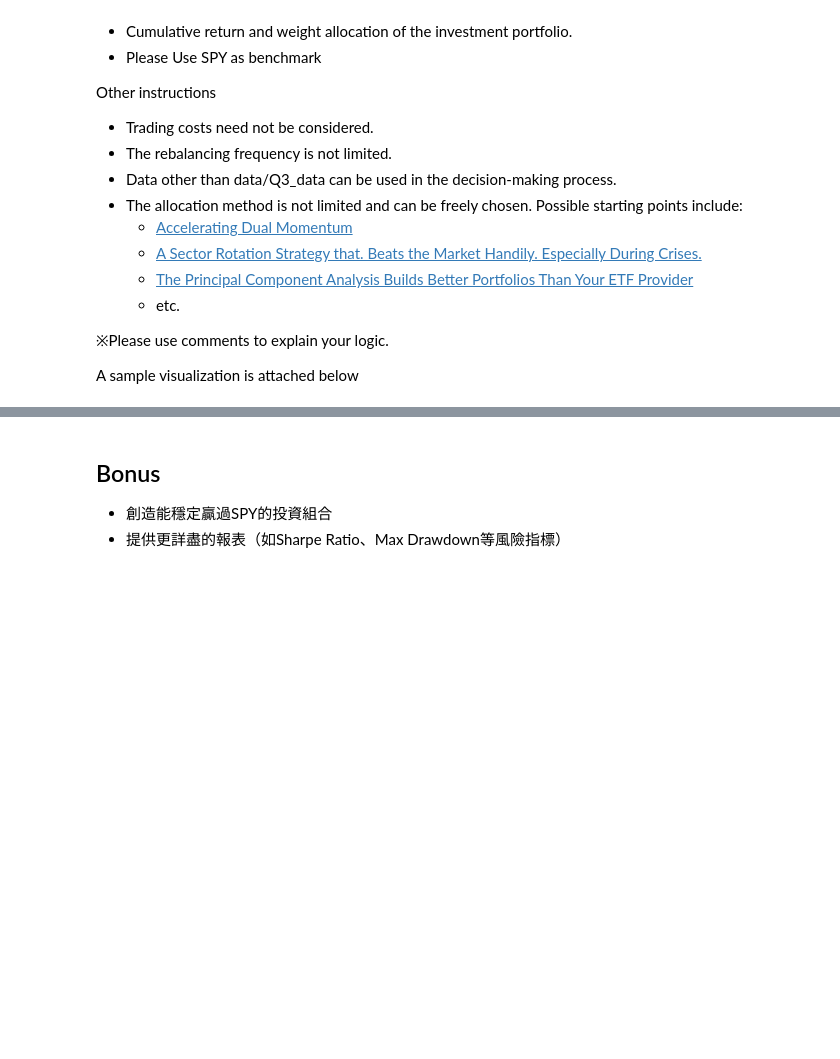
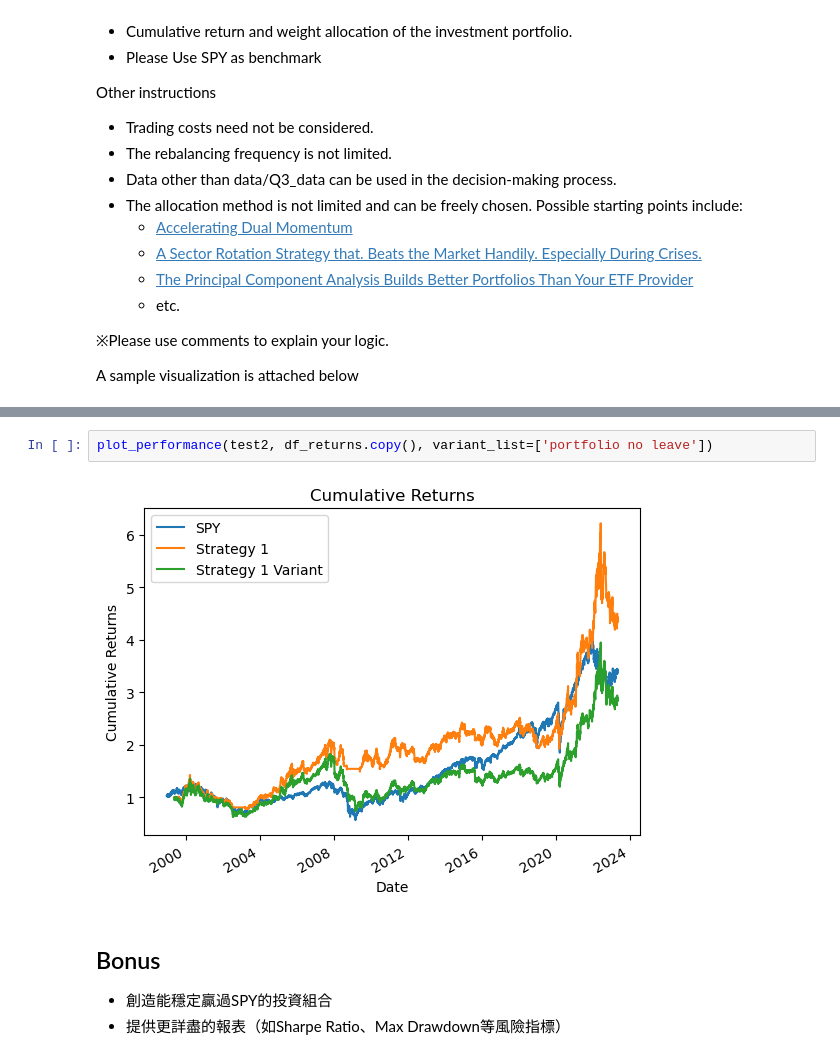
Before and after one commit to Raccoon103/Gambling-Apocalypse-Crypto, a Jupyter notebook: CryptoStrat.ipynb, the cells around one changed output, grey strips where cells are left out. Cells and saved outputs as stored; diff of their text form; blank space fills up the shorter version.

```diff
--- a/CryptoStrat.ipynb
+++ b/CryptoStrat.ipynb
@@ -656,3 +301,7 @@ Date
+# %%
+plot_performance(test2, df_returns.copy(), variant_list=['portfolio no leave'])
+# %% [output]
+[figure, added]
 # %% [markdown]
 ## Bonus
 - 創造能穩定贏過SPY的投資組合
```
Also changed, not shown: parts of 32 cells of this notebook.
